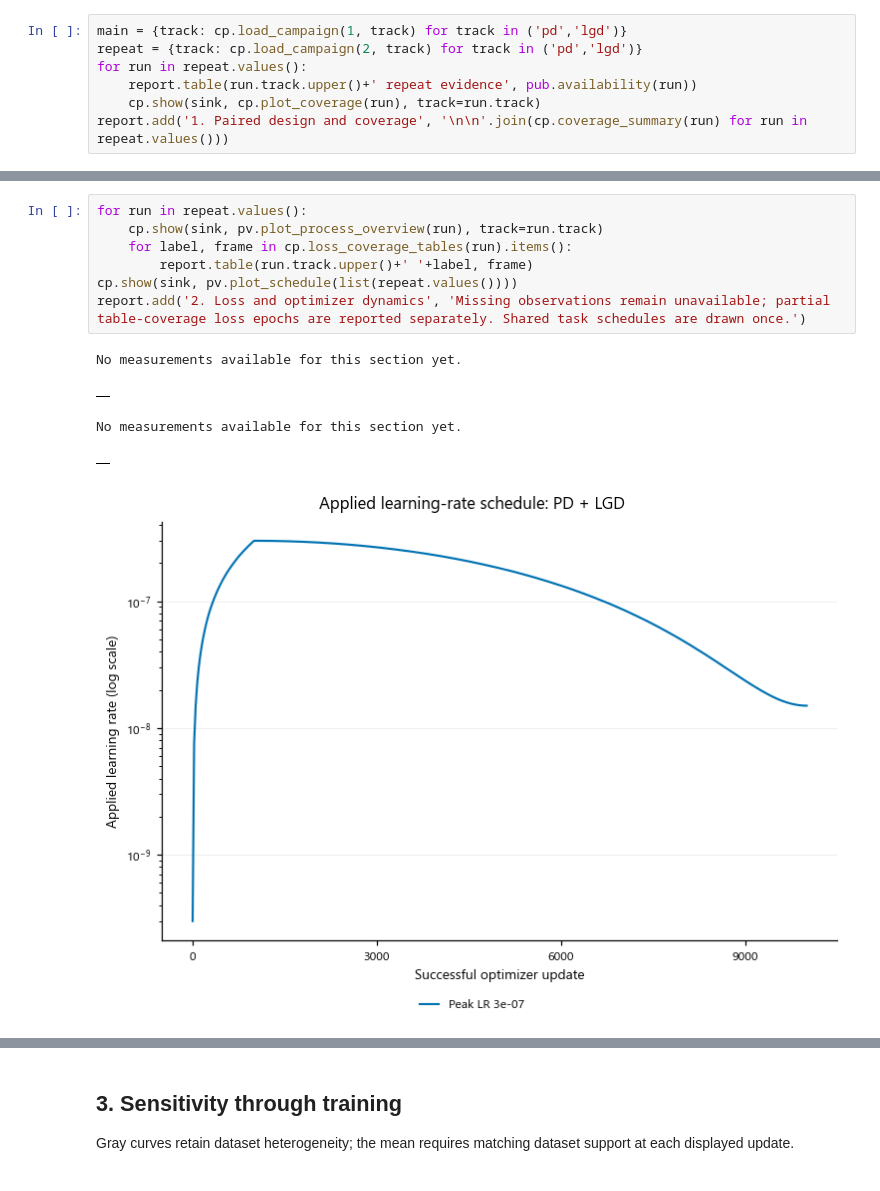
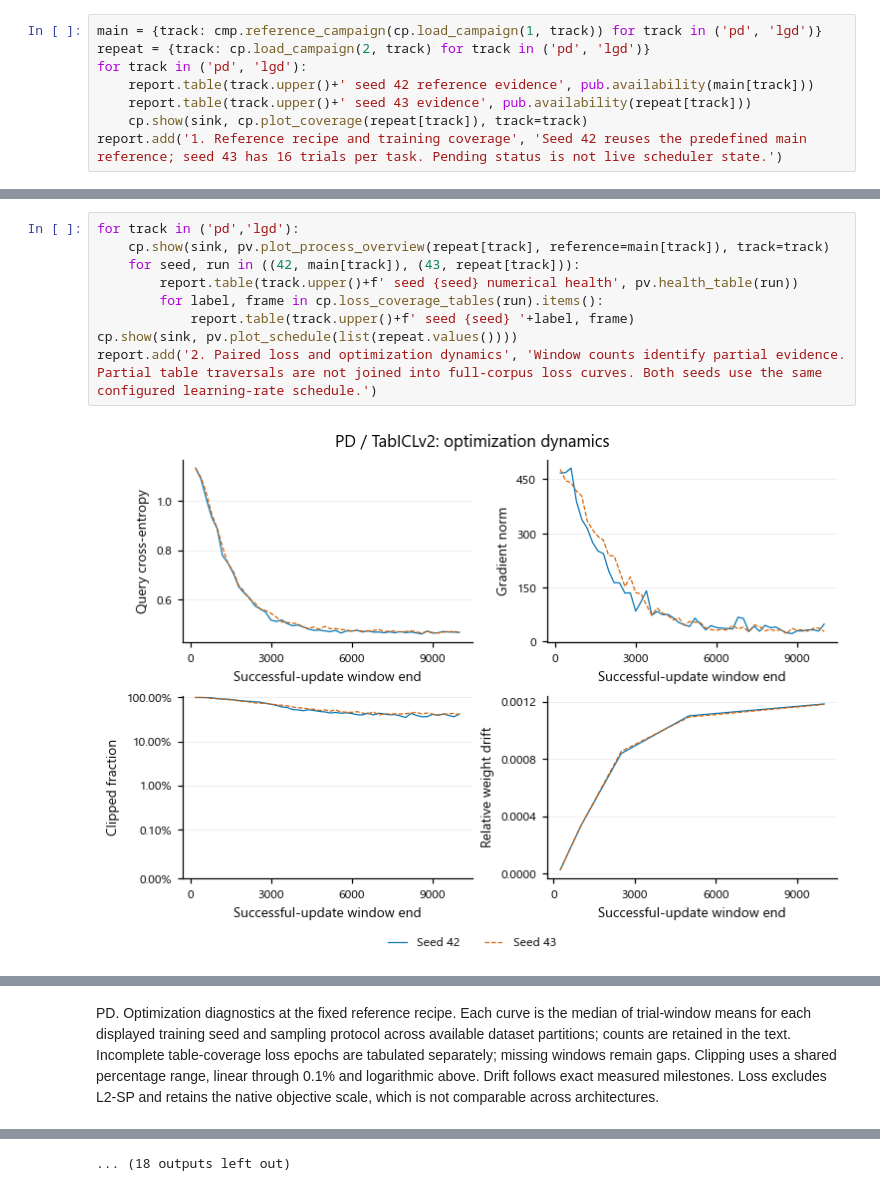
Before and after one commit to andreasgoethals/CreditPFN, a Jupyter notebook: notebooks/experiment2/01_training.ipynb, the cells around one changed output, grey strips where cells are left out. Drawn from its saved outputs; the diff is of its cells as text.

```diff
--- a/notebooks/experiment2/01_training.ipynb
+++ b/notebooks/experiment2/01_training.ipynb
@@ -35,10 +33,11 @@ Compare main-seed and additional-seed outcomes only where the same recipe, datas
 # %%
-main = {track: cp.load_campaign(1, track) for track in ('pd','lgd')}
-repeat = {track: cp.load_campaign(2, track) for track in ('pd','lgd')}
-for run in repeat.values():
-    report.table(run.track.upper()+' repeat evidence', pub.availability(run))
-    cp.show(sink, cp.plot_coverage(run), track=run.track)
-report.add('1. Paired design and coverage', '\n\n'.join(cp.coverage_summary(run) for run in repeat.values()))
+main = {track: cmp.reference_campaign(cp.load_campaign(1, track)) for track in ('pd', 'lgd')}
+repeat = {track: cp.load_campaign(2, track) for track in ('pd', 'lgd')}
+for track in ('pd', 'lgd'):
+    report.table(track.upper()+' seed 42 reference evidence', pub.availability(main[track]))
+    report.table(track.upper()+' seed 43 evidence', pub.availability(repeat[track]))
+    cp.show(sink, cp.plot_coverage(repeat[track]), track=track)
+report.add('1. Reference recipe and training coverage', 'Seed 42 reuses the predefined main reference; seed 43 has 16 trials per task. Pending status is not live scheduler state.')
 # %% [output]
 |  | evidence | records | origin |
 | 0 | Planned trials | 16 | Config; not scheduler state |
@@ -63,13 +74,11 @@ Loss, gradients, clipping and parameter drift are shown through training at the
 # %%
-for run in repeat.values():
-    cp.show(sink, pv.plot_process_overview(run), track=run.track)
-    for label, frame in cp.loss_coverage_tables(run).items():
-        report.table(run.track.upper()+' '+label, frame)
+for track in ('pd','lgd'):
+    cp.show(sink, pv.plot_process_overview(repeat[track], reference=main[track]), track=track)
+    for seed, run in ((42, main[track]), (43, repeat[track])):
+        report.table(track.upper()+f' seed {seed} numerical health', pv.health_table(run))
+        for label, frame in cp.loss_coverage_tables(run).items():
+            report.table(track.upper()+f' seed {seed} '+label, frame)
 cp.show(sink, pv.plot_schedule(list(repeat.values())))
-report.add('2. Loss and optimizer dynamics', 'Missing observations remain unavailable; partial table-coverage loss epochs are reported separately. Shared task schedules are drawn once.')
+report.add('2. Paired loss and optimization dynamics', 'Window counts identify partial evidence. Partial table traversals are not joined into full-corpus loss curves. Both seeds use the same configured learning-rate schedule.')
 # %% [output]
-No measurements available for this section yet.
-|  |
-No measurements available for this section yet.
-|  |
-[figure, old version]
+[figure, new version]
@@ -76,0 +87 @@ Learning rates evaluated from the recorded campaign configuration using the trai
+PD. Optimization diagnostics at the fixed reference recipe. Each curve is the median of trial-window means for each displayed training seed and sampling protocol across available dataset partitions; counts are retained in the text. Incomplete table-coverage loss epochs are tabulated separately; missing windows remain gaps. Clipping uses a shared percentage range, linear through 0.1% and logarithmic above. Drift follows exact measured milestones. Loss excludes L2-SP and retains the native objective scale, which is not comparable across architectures.
@@ -77,4 +160 @@ Learning rates evaluated from the recorded campaign configuration using the trai
+... (18 outputs left out)
-# %% [markdown]
-## 3. Sensitivity through training
-
-Gray curves retain dataset heterogeneity; the mean requires matching dataset support at each displayed update.
```
Also changed, not shown: parts of 19 cells of this notebook, 43 other files.
